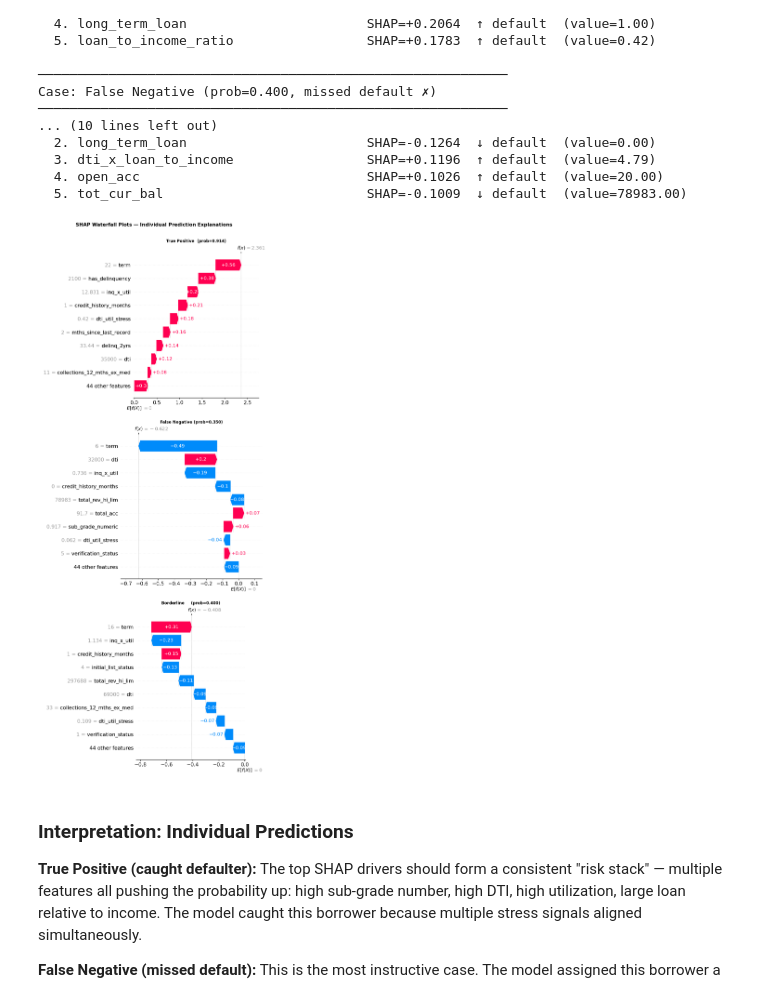
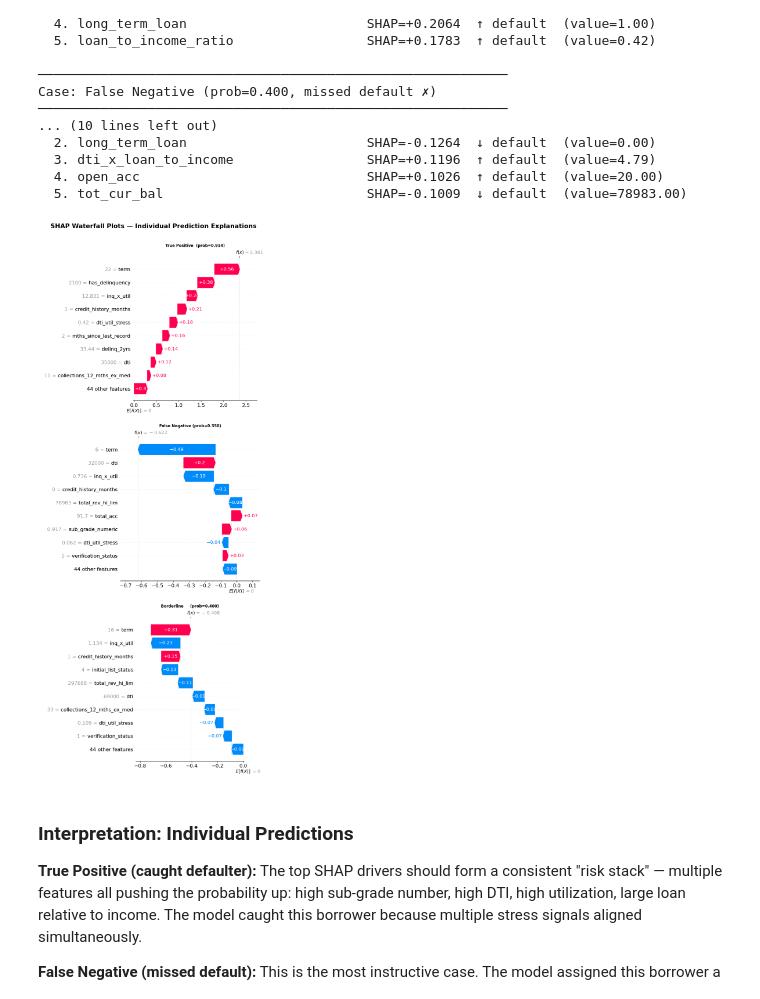
Before and after one commit to UncannyJ33/credit-risk-analysis, a Jupyter notebook: notebooks/NB06_shap_interpretability.ipynb, the cells around one changed output. Saved outputs shown, nothing was run; the diff lists cells and outputs as text; code cells hidden in the pictures.

Commit message:
Reduce SHAP waterfall figure size for better notebook proportions

```diff
--- a/notebooks/NB06_shap_interpretability.ipynb
+++ b/notebooks/NB06_shap_interpretability.ipynb
@@ -341,36 +341,36 @@ buffers = []
 for label, idx in cases.items():
     explanation = shap.Explanation(
         values        = shap_values[idx],
         base_values   = explainer.expected_value,
         data          = X_shap_transformed[idx],
         feature_names = feature_names
     )
-    fig = plt.figure(figsize=(12, 7))
+    fig = plt.figure(figsize=(12, 5))
     shap.plots.waterfall(explanation, max_display=10, show=False)
     plt.title(label, fontsize=10, fontweight='bold', pad=8)
     plt.tight_layout()
 
     # Capture to buffer for the combined output
     buf = io.BytesIO()
     fig.savefig(buf, format='png', bbox_inches='tight', dpi=120)
     buf.seek(0)
     buffers.append(buf)
     plt.show()
     plt.close()
 
 # ── Combine into one tall figure for the saved PNG ────────────────────────────
-fig_out, axes_out = plt.subplots(3, 1, figsize=(12, 21))
+fig_out, axes_out = plt.subplots(3, 1, figsize=(12, 16))
 for ax, buf in zip(axes_out, buffers):
     ax.imshow(mpimg.imread(buf))
     ax.axis('off')
 plt.suptitle('SHAP Waterfall Plots — Individual Prediction Explanations',
              fontsize=13, fontweight='bold', y=1.002)
 plt.tight_layout()
 plt.savefig('outputs/shap_plots/shap_waterfall.png', bbox_inches='tight', dpi=120)
 plt.close()
 print("Saved: outputs/shap_plots/shap_waterfall.png")
 # %% [output]
-[figure, old version]
+[figure, new version]
 # %% [markdown]
 ### Interpretation: Individual Predictions
 
```
Also changed, not shown: 1 other file.
